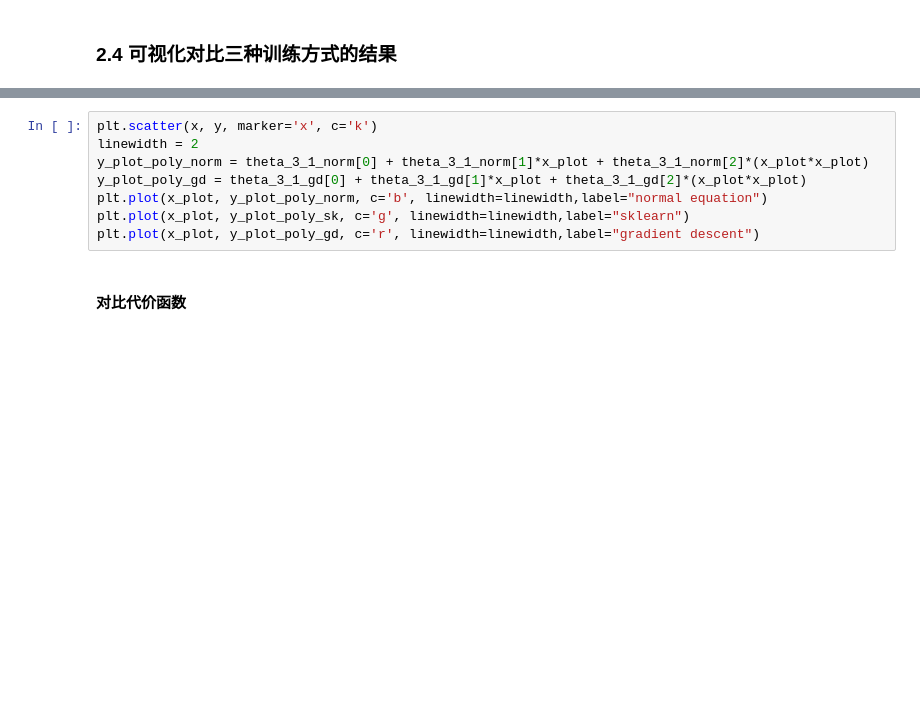
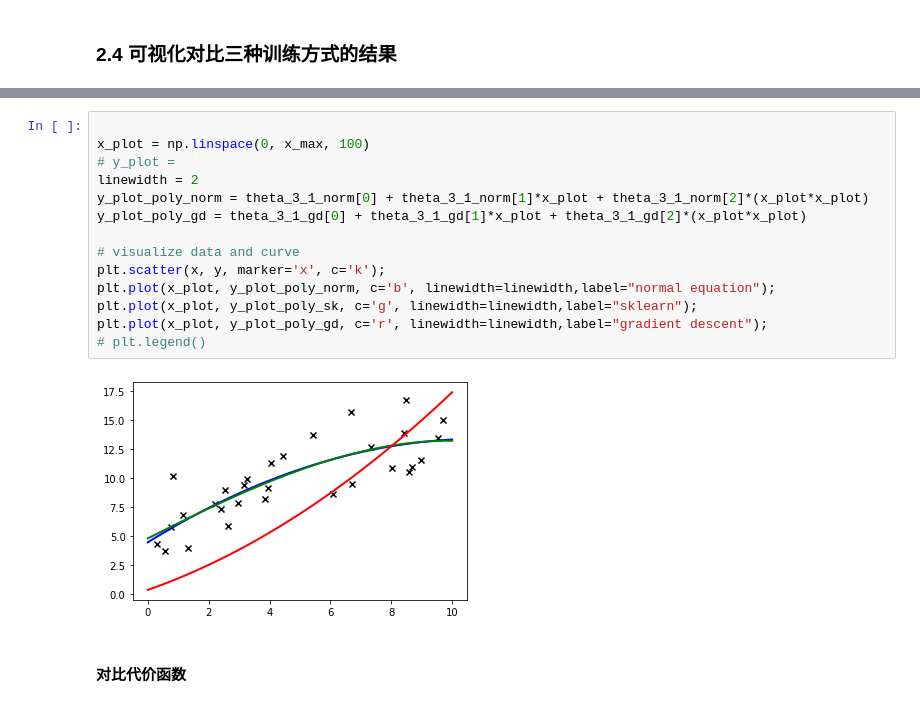
Before and after one commit to TapasTech/EasyShare-ML, a Jupyter notebook: multivariate-linear-regression.ipynb, the cells around one changed output, grey strips where cells are left out. Drawn from its saved outputs; the diff is of its cells as text; blank space fills up the shorter version.

```diff
--- a/multivariate-linear-regression.ipynb
+++ b/multivariate-linear-regression.ipynb
@@ -197,11 +222,19 @@ plt.xlabel('iteration number')
 # %%
-plt.scatter(x, y, marker='x', c='k')
+
+x_plot = np.linspace(0, x_max, 100)
+# y_plot =
 linewidth = 2
 y_plot_poly_norm = theta_3_1_norm[0] + theta_3_1_norm[1]*x_plot + theta_3_1_norm[2]*(x_plot*x_plot)
 y_plot_poly_gd = theta_3_1_gd[0] + theta_3_1_gd[1]*x_plot + theta_3_1_gd[2]*(x_plot*x_plot)
-plt.plot(x_plot, y_plot_poly_norm, c='b', linewidth=linewidth,label="normal equation")
-plt.plot(x_plot, y_plot_poly_sk, c='g', linewidth=linewidth,label="sklearn")
-plt.plot(x_plot, y_plot_poly_gd, c='r', linewidth=linewidth,label="gradient descent")
+
+# visualize data and curve
+plt.scatter(x, y, marker='x', c='k');
+plt.plot(x_plot, y_plot_poly_norm, c='b', linewidth=linewidth,label="normal equation");
+plt.plot(x_plot, y_plot_poly_sk, c='g', linewidth=linewidth,label="sklearn");
+plt.plot(x_plot, y_plot_poly_gd, c='r', linewidth=linewidth,label="gradient descent");
+# plt.legend()
+# %% [output]
+[figure, added]
 # %% [markdown]
 #### 对比代价函数
 # %%
```
Also changed, not shown: parts of 14 cells of this notebook, 7 other files.
